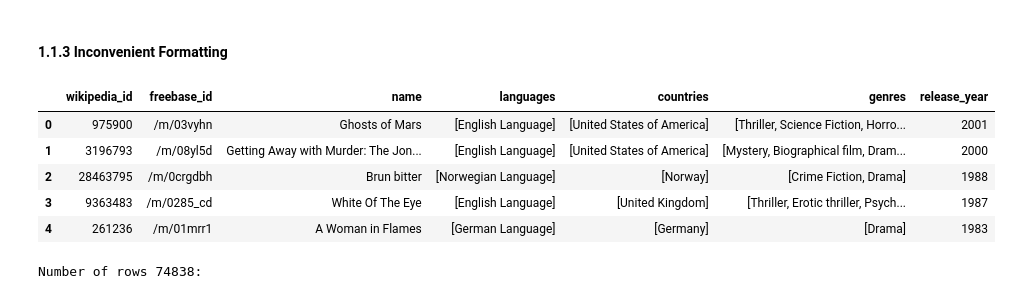
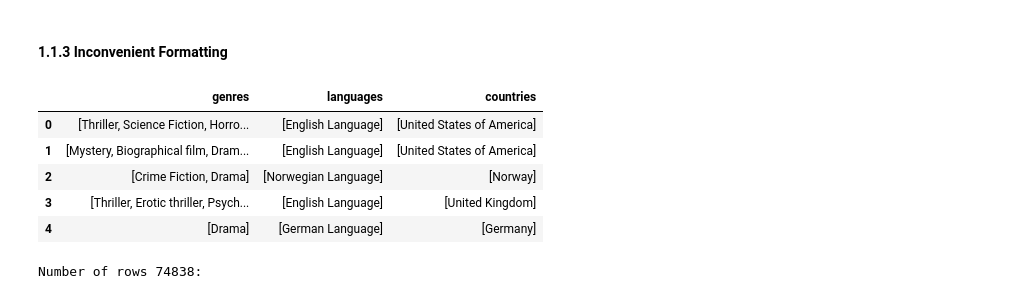
Before and after one commit to epfl-ada/ada-2023-project-adaroundtheworld2023, a Jupyter notebook: notebooks/preprocess.ipynb, the cells around one changed output. Drawn from its saved outputs; the diff is of its cells as text; code cells hidden in the pictures.

```diff
--- a/notebooks/preprocess.ipynb
+++ b/notebooks/preprocess.ipynb
@@ -27,9 +28,9 @@ column_names = [
     'wikipedia_id', 'freebase_id', 'name', 'release_date',
     'box_office_revenue', 'runtime', 'languages', 'countries', 'genres'
 ]
-movie_metadata_df = pd.read_table('../data/raw/movie.metadata.tsv', names=column_names)
-print(movie_metadata_df.shape)
-movie_metadata_df.head(5)
+metadata_df = pd.read_table('../data/raw/movie.metadata.tsv', names=column_names)
+print(metadata_df.shape)
+metadata_df.head(5)
 # %% [output]
 (81741, 9)
 |  | wikipedia_id | freebase_id | name | release_date | box_office_revenue | runtime | languages | countries | ... |
@@ -54,16 +55,16 @@ We have missing year for 8.4% of data
 # %%
 # let's now convert string to date
-movie_metadata_df['release_year'] = pd.to_datetime(movie_metadata_df['release_date'], errors='coerce')
+metadata_df['release_year'] = pd.to_datetime(metadata_df['release_date'], errors='coerce')
 
 # remove the original column
 # plus there might be some with inconsistent formatting in the newly created column
-movie_metadata_df.drop(columns='release_date', inplace=True)
-movie_metadata_df.dropna(subset=['release_year'], inplace=True)
+metadata_df.drop(columns='release_date', inplace=True)
+metadata_df.dropna(subset=['release_year'], inplace=True)
 
 # and now convert it to year as integer
-movie_metadata_df['release_year'] = movie_metadata_df['release_year'].dt.year.astype(int)
+metadata_df['release_year'] = metadata_df['release_year'].dt.year.astype(int)
 
-movie_metadata_df.head(5)
+metadata_df.head(5)
 # %% [output]
 |  | wikipedia_id | freebase_id | name | box_office_revenue | runtime | languages | countries | genres | ... |
 | 0 | 975900 | /m/03vyhn | Ghosts of Mars | 14010832.0 | 98.0 | {"/m/02h40lc": "English Language"} | {"/m/09c7w0": "United States of A... | {"/m/01jfsb": "Thriller", "/m/06n... | ... |
@@ -75,22 +76,22 @@ movie_metadata_df.head(5)
 #### 1.1.2 Unnecessary columns
 # %%
 # let's remove unnecessary columns
-movie_metadata_df.drop(columns=['box_office_revenue', 'runtime'], inplace=True)
+metadata_df.drop(columns=['box_office_revenue', 'runtime'], inplace=True)
 # %% [markdown]
 #### 1.1.3 Inconvenient Formatting
 # %%
 # convert columns genres, languages and countries to list of strings
-movie_metadata_df['genres'] = movie_metadata_df.genres.apply(get_list_from_string_dict)
-movie_metadata_df['languages'] = movie_metadata_df.languages.apply(get_list_from_string_dict)
-movie_metadata_df['countries'] = movie_metadata_df.countries.apply(get_list_from_string_dict)
+metadata_df['genres'] = metadata_df.genres.apply(get_list_from_string_dict)
+metadata_df['languages'] = metadata_df.languages.apply(get_list_from_string_dict)
+metadata_df['countries'] = metadata_df.countries.apply(get_list_from_string_dict)
 
-movie_metadata_df.head(5)
+metadata_df[['genres', 'languages', 'countries']].head(5)
 # %% [output]
-|  | wikipedia_id | freebase_id | name | languages | countries | genres | release_year |
-| 0 | 975900 | /m/03vyhn | Ghosts of Mars | [English Language] | [United States of America] | [Thriller, Science Fiction, Horro... | 2001 |
-| 1 | 3196793 | /m/08yl5d | Getting Away with Murder: The Jon... | [English Language] | [United States of America] | [Mystery, Biographical film, Dram... | 2000 |
-| 2 | 28463795 | /m/0crgdbh | Brun bitter | [Norwegian Language] | [Norway] | [Crime Fiction, Drama] | 1988 |
-| 3 | 9363483 | /m/0285_cd | White Of The Eye | [English Language] | [United Kingdom] | [Thriller, Erotic thriller, Psych... | 1987 |
-| 4 | 261236 | /m/01mrr1 | A Woman in Flames | [German Language] | [Germany] | [Drama] | 1983 |
+|  | genres | languages | countries |
+| 0 | [Thriller, Science Fiction, Horro... | [English Language] | [United States of America] |
+| 1 | [Mystery, Biographical film, Dram... | [English Language] | [United States of America] |
+| 2 | [Crime Fiction, Drama] | [Norwegian Language] | [Norway] |
+| 3 | [Thriller, Erotic thriller, Psych... | [English Language] | [United Kingdom] |
+| 4 | [Drama] | [German Language] | [Germany] |
 # %%
 # let's now check the null-s
```
Also changed, not shown: parts of 7 cells of this notebook.
